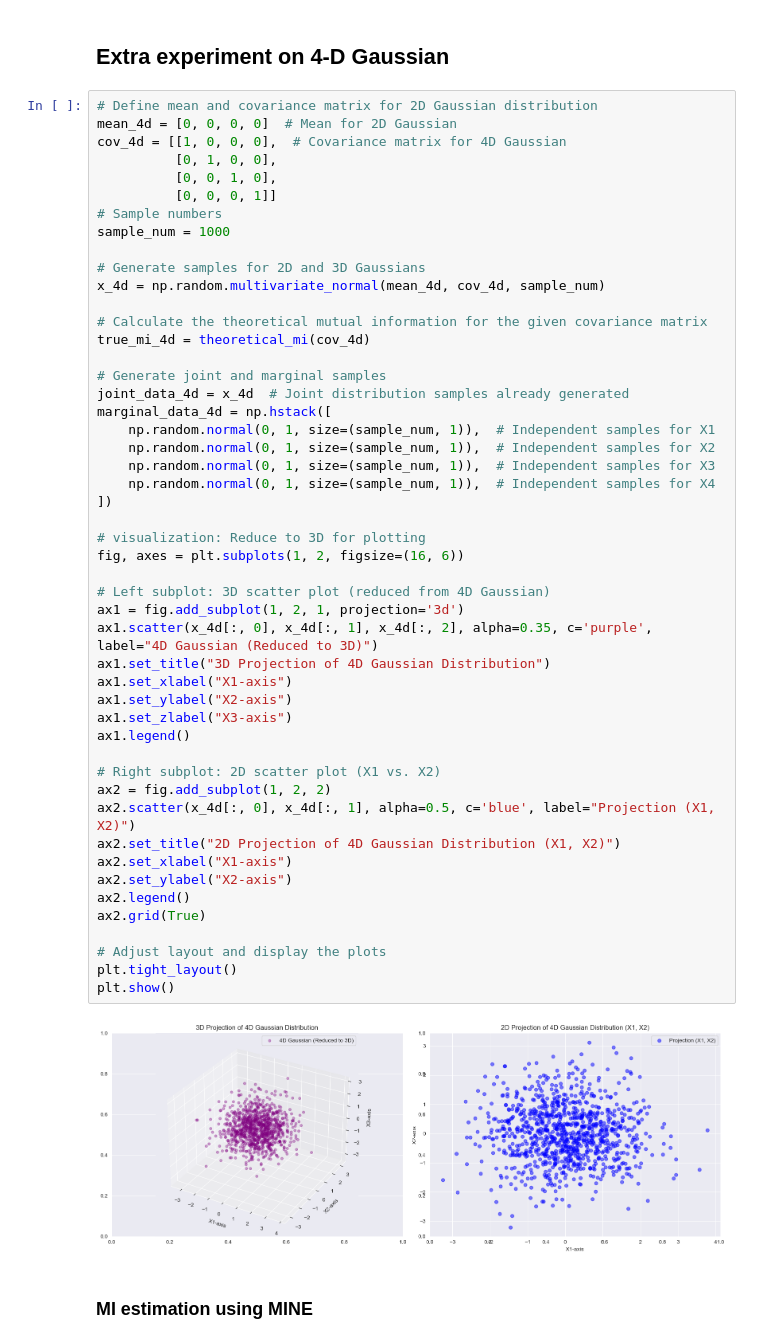
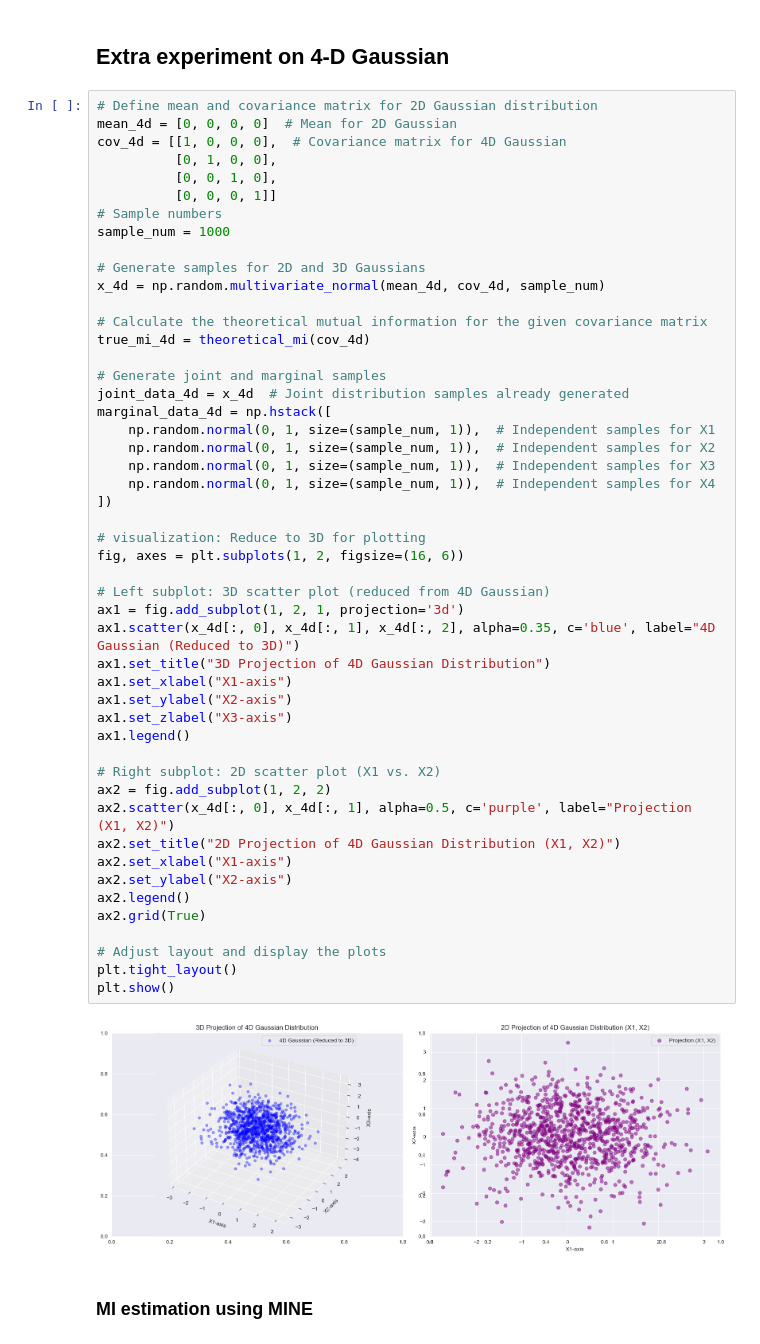
Before and after one commit to PSATRA/Information-Theory, a Jupyter notebook: MINE_basic.ipynb, the cells around one changed output. Drawn from its saved outputs; the diff is of its cells as text.

```diff
--- a/MINE_basic.ipynb
+++ b/MINE_basic.ipynb
@@ -301,36 +301,36 @@ joint_data_4d = x_4d  # Joint distribution samples already generated
 marginal_data_4d = np.hstack([
     np.random.normal(0, 1, size=(sample_num, 1)),  # Independent samples for X1
     np.random.normal(0, 1, size=(sample_num, 1)),  # Independent samples for X2
     np.random.normal(0, 1, size=(sample_num, 1)),  # Independent samples for X3
     np.random.normal(0, 1, size=(sample_num, 1)),  # Independent samples for X4
 ])
 
 # visualization: Reduce to 3D for plotting
 fig, axes = plt.subplots(1, 2, figsize=(16, 6))
 
 # Left subplot: 3D scatter plot (reduced from 4D Gaussian)
 ax1 = fig.add_subplot(1, 2, 1, projection='3d')
-ax1.scatter(x_4d[:, 0], x_4d[:, 1], x_4d[:, 2], alpha=0.35, c='purple', label="4D Gaussian (Reduced to 3D)")
+ax1.scatter(x_4d[:, 0], x_4d[:, 1], x_4d[:, 2], alpha=0.35, c='blue', label="4D Gaussian (Reduced to 3D)")
 ax1.set_title("3D Projection of 4D Gaussian Distribution")
 ax1.set_xlabel("X1-axis")
 ax1.set_ylabel("X2-axis")
 ax1.set_zlabel("X3-axis")
 ax1.legend()
 
 # Right subplot: 2D scatter plot (X1 vs. X2)
 ax2 = fig.add_subplot(1, 2, 2)
-ax2.scatter(x_4d[:, 0], x_4d[:, 1], alpha=0.5, c='blue', label="Projection (X1, X2)")
+ax2.scatter(x_4d[:, 0], x_4d[:, 1], alpha=0.5, c='purple', label="Projection (X1, X2)")
 ax2.set_title("2D Projection of 4D Gaussian Distribution (X1, X2)")
 ax2.set_xlabel("X1-axis")
 ax2.set_ylabel("X2-axis")
 ax2.legend()
 ax2.grid(True)
 
 # Adjust layout and display the plots
 plt.tight_layout()
 plt.show()
 # %% [output]
-[figure, old version]
+[figure, new version]
 # %% [markdown]
 ### MI estimation using MINE
 # %%
```
Also changed, not shown: parts of 3 cells of this notebook.
